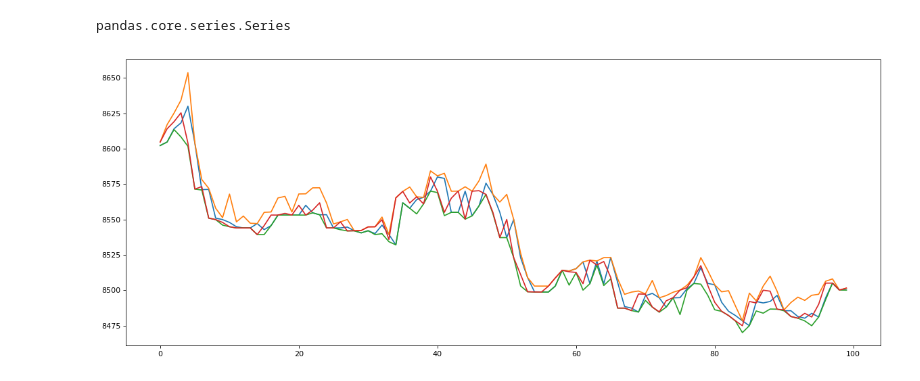
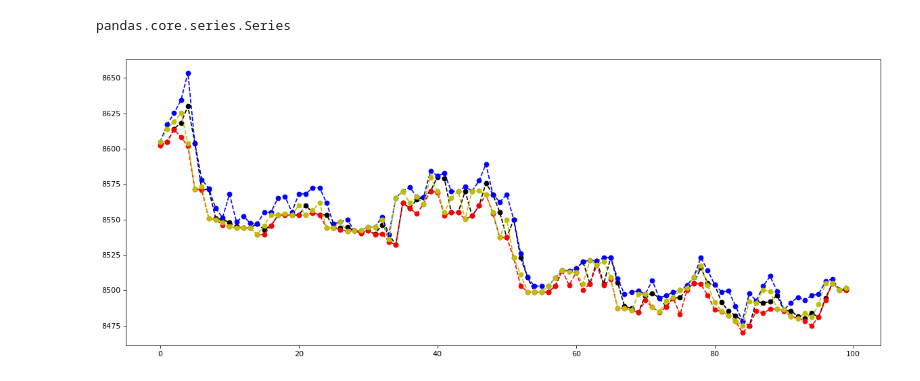
Before and after one commit to pdxtrader/wierd_stuff, a Jupyter notebook: python-rest/test_group_6.ipynb, the cells around one changed output. Drawn from its saved outputs; the diff is of its cells as text; code cells hidden in the pictures.

Commit message:
visulization of the pandas series kind of stuff ...

```diff
--- a/python-rest/test_group_6.ipynb
+++ b/python-rest/test_group_6.ipynb
@@ -330,8 +330,13 @@ pandas.core.series.Series
 # %%
 import matplotlib.pyplot as plt
 
 fig=plt.figure(figsize=(18, 7), dpi= 80, facecolor='w', edgecolor='k')
-price_close.plot(); price_high.plot(); price_low.plot();price_open.plot();
+
+price_close.plot(kind = 'line', style='ko--', label='Series');
+price_high.plot(kind  = 'line', style='bo--', label='Series');
+price_low.plot(kind   = 'line', style='ro--', label='Series');
+price_open.plot(kind  = 'line', style='yo--', label='Series');
+
 # look at the variations of the possible realization of the following stuff.
 # %% [output]
-[figure, old version]
+[figure, new version]
```
